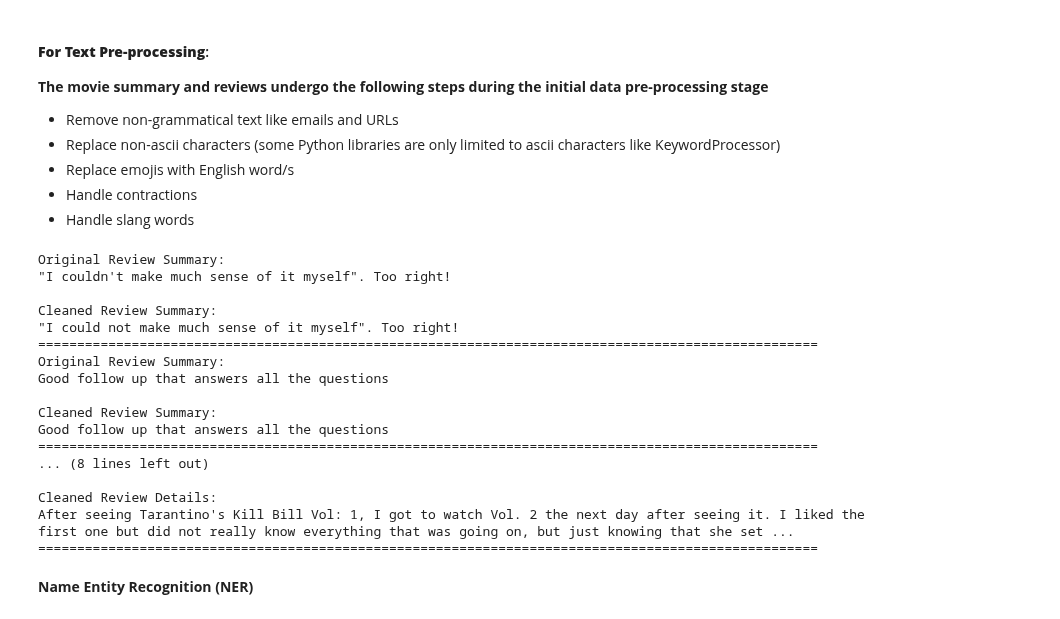
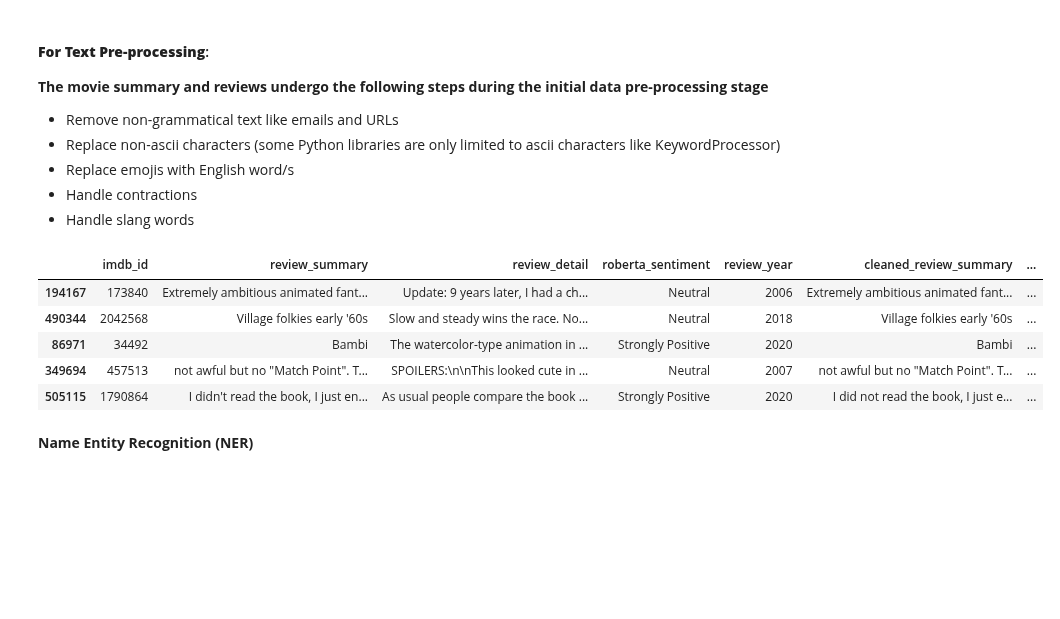
Before and after one commit to abccastro/Movie-Sentiment-Analysis, a Jupyter notebook: Movie Sentiment Analysis.ipynb, the cells around one changed output. Drawn from its saved outputs; the diff is of its cells as text; code cells hidden in the pictures; blank space fills up the shorter version.

```diff
--- a/Movie Sentiment Analysis.ipynb
+++ b/Movie Sentiment Analysis.ipynb
@@ -349,0 +370,10 @@ pd.merge(movies_metadata_df, movie_reviews_df, on=["imdb_id"], how="inner").desc
+# %%
+import pandas as pd
+from sklearn.model_selection import train_test_split
+
+
+# Stratified sampling for creating a smaller sample
+sample_size = 50000  # Adjust this based on your requirements
+movie_reviews_df, _ = train_test_split(movie_reviews_df, train_size=sample_size, stratify=movie_reviews_df['roberta_sentiment'], random_state=42)
+
+movie_reviews_df['roberta_sentiment'].value_counts()
@@ -386,37 +423,12 @@ def initial_text_preprocessing(text):
 
 
 movie_reviews_df[['cleaned_review_summary', 'cleaned_review_detail']] = movie_reviews_df[['review_summary', 'review_detail']].applymap(initial_text_preprocessing)
-
-# Display the comparison between the top 5 original review summaries and their cleaned versions
-for i in range(2):
-    print("Original Review Summary:")
-    print(movie_reviews_df['review_summary'][i])
-    print("\nCleaned Review Summary:")
-    print(movie_reviews_df['cleaned_review_summary'][i])
-    print("="*100)
-
-# Display the comparison between the top 5 original review details and their cleaned versions
-for i in range(2):
-    print("Original Review Details:")
-    print(movie_reviews_df['review_detail'][i])
-    print("\nCleaned Review Details:")
-    print(movie_reviews_df['cleaned_review_detail'][i])
-    print("="*100)
-# %% [output]
-Original Review Summary:
-"I couldn't make much sense of it myself". Too right!
-
-Cleaned Review Summary:
-"I could not make much sense of it myself". Too right!
-====================================================================================================
-Original Review Summary:
-Good follow up that answers all the questions
-
-Cleaned Review Summary:
-Good follow up that answers all the questions
-====================================================================================================
-... (8 lines left out)
-
-Cleaned Review Details:
-After seeing Tarantino's Kill Bill Vol: 1, I got to watch Vol. 2 the next day after seeing it. I liked the first one but did not really know everything that was going on, but just knowing that she set ...
-====================================================================================================
+# %%
+movie_reviews_df.head()
+# %% [output]
+|  | imdb_id | review_summary | review_detail | roberta_sentiment | review_year | cleaned_review_summary | ... |
+| 194167 | 173840 | Extremely ambitious animated fant... | Update: 9 years later, I had a ch... | Neutral | 2006 | Extremely ambitious animated fant... | ... |
+| 490344 | 2042568 | Village folkies early '60s | Slow and steady wins the race. No... | Neutral | 2018 | Village folkies early '60s | ... |
+| 86971 | 34492 | Bambi | The watercolor-type animation in ... | Strongly Positive | 2020 | Bambi | ... |
+| 349694 | 457513 | not awful but no "Match Point". T... | SPOILERS:\n\nThis looked cute in ... | Neutral | 2007 | not awful but no "Match Point". T... | ... |
+| 505115 | 1790864 | I didn't read the book, I just en... | As usual people compare the book ... | Strongly Positive | 2020 | I did not read the book, I just e... | ... |
```
Also changed, not shown: parts of 32 cells of this notebook.
